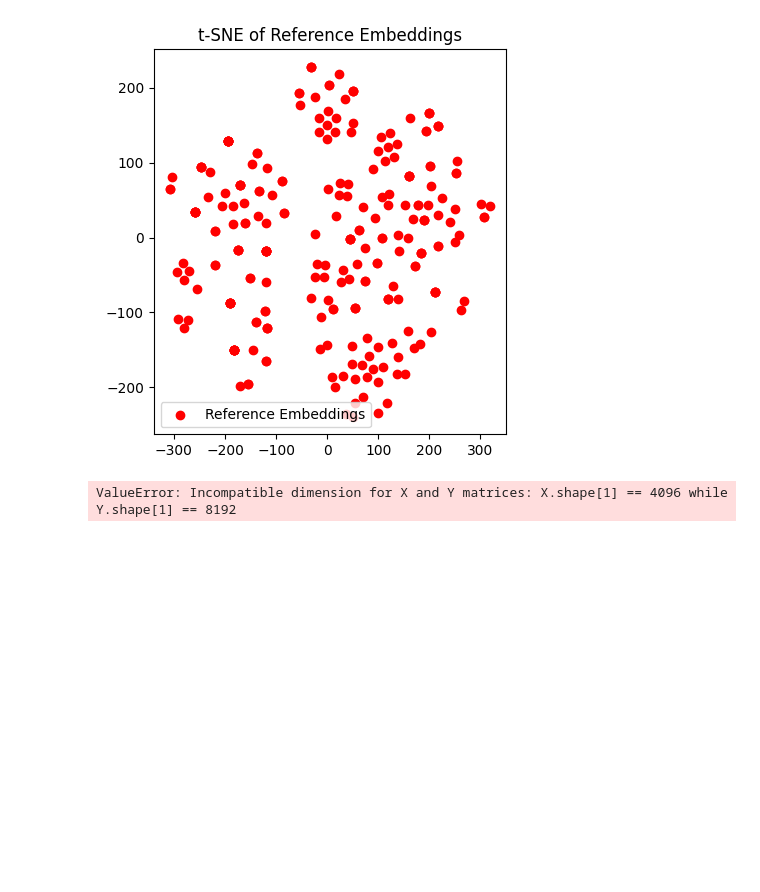
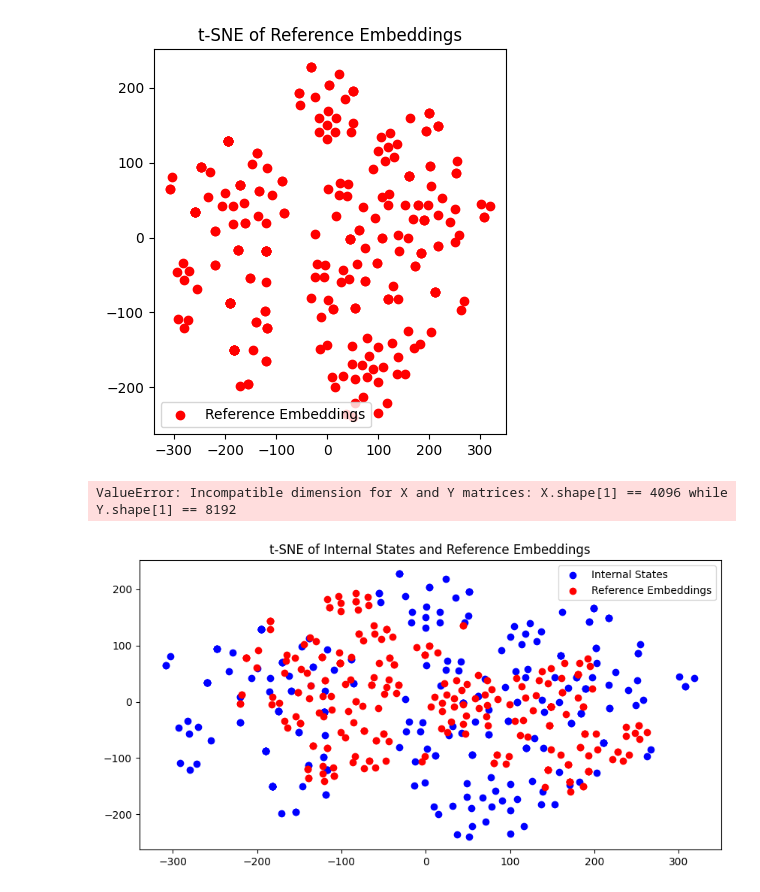
Before and after one commit to changhu73/Internal_states_leakage, a Jupyter notebook: copyright_newVersion/scripts/train_input_reference_last_layer_median_test_TSNE.ipynb, the cells around one changed output. Saved outputs shown, nothing was run; the diff lists cells and outputs as text; code cells hidden in the pictures; blank space fills up the shorter version.

Commit message:
update TSNE graph

```diff
--- a/copyright_newVersion/scripts/train_input_reference_last_layer_median_test_TSNE.ipynb
+++ b/copyright_newVersion/scripts/train_input_reference_last_layer_median_test_TSNE.ipynb
@@ -384,3 +384,38 @@ print("Cosine Similarity Matrix Shape: ", cosine_sim.shape)
 [figure]
 [figure]
 ValueError: Incompatible dimension for X and Y matrices: X.shape[1] == 4096 while Y.shape[1] == 8192
+# %%
+import numpy as np
+import torch
+from sklearn.manifold import TSNE
+import matplotlib.pyplot as plt
+
+# t-SNE 降维
+tsne = TSNE(n_components=2, random_state=42)
+hidden_states_tsne = tsne.fit_transform(X_non_infringement)
+reference_embeddings_tsne = tsne.fit_transform(reference_embeddings_non_infringement)
+
+# 绘制 internal states 和 reference embeddings，使用不同颜色区分
+plt.figure(figsize=(10, 5))
+
+# 绘制 internal states (蓝色)
+plt.scatter(hidden_states_tsne[:, 0], hidden_states_tsne[:, 1], c='blue', label='Internal States')
+
+# 绘制 reference embeddings (红色)
+plt.scatter(reference_embeddings_tsne[:, 0], reference_embeddings_tsne[:, 1], c='red', label='Reference Embeddings')
+
+plt.title("t-SNE of Internal States and Reference Embeddings")
+plt.legend()
+
+plt.show()
+
+# # 计算欧氏距离和余弦相似度
+# from sklearn.metrics.pairwise import cosine_similarity, euclidean_distances
+
+# euclidean_dist = euclidean_distances(reference_embeddings_non_infringement, X_non_infringement_combined)
+# cosine_sim = cosine_similarity(reference_embeddings_non_infringement, X_non_infringement_combined)
+
+# print("Euclidean Distance Matrix Shape: ", euclidean_dist.shape)
+# print("Cosine Similarity Matrix Shape: ", cosine_sim.shape)
+# %% [output]
+[figure, added]
```
Also changed, not shown: 4 other files.
